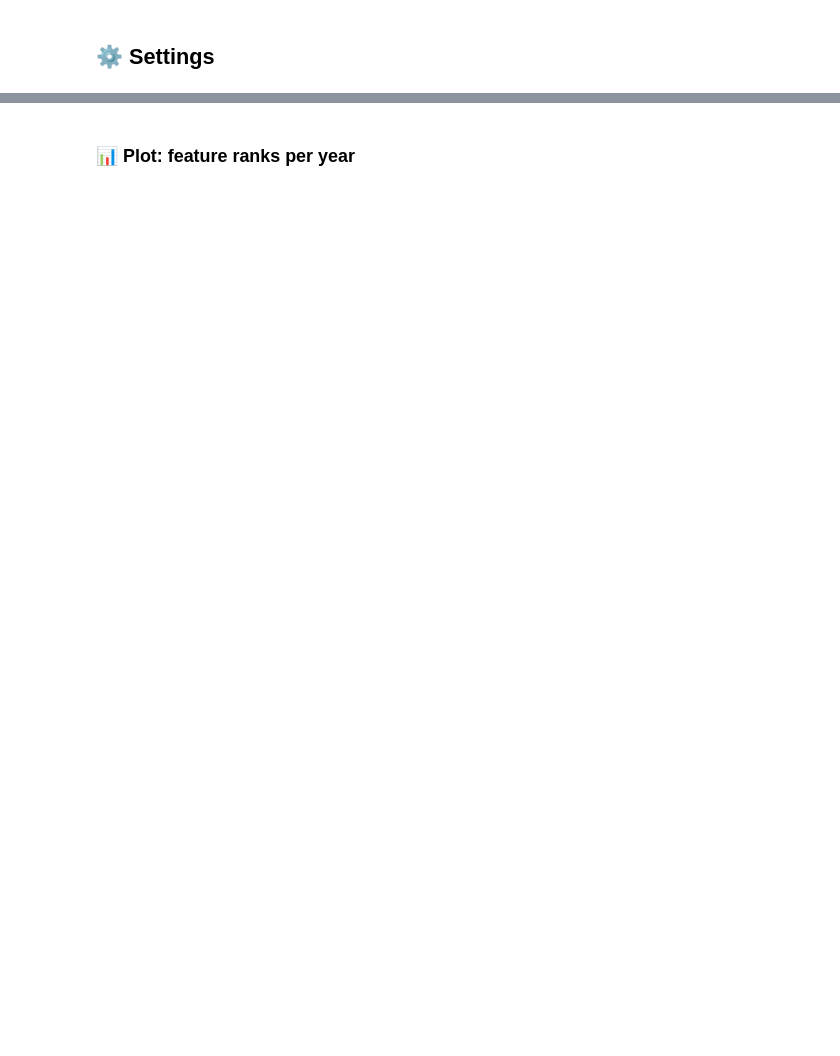
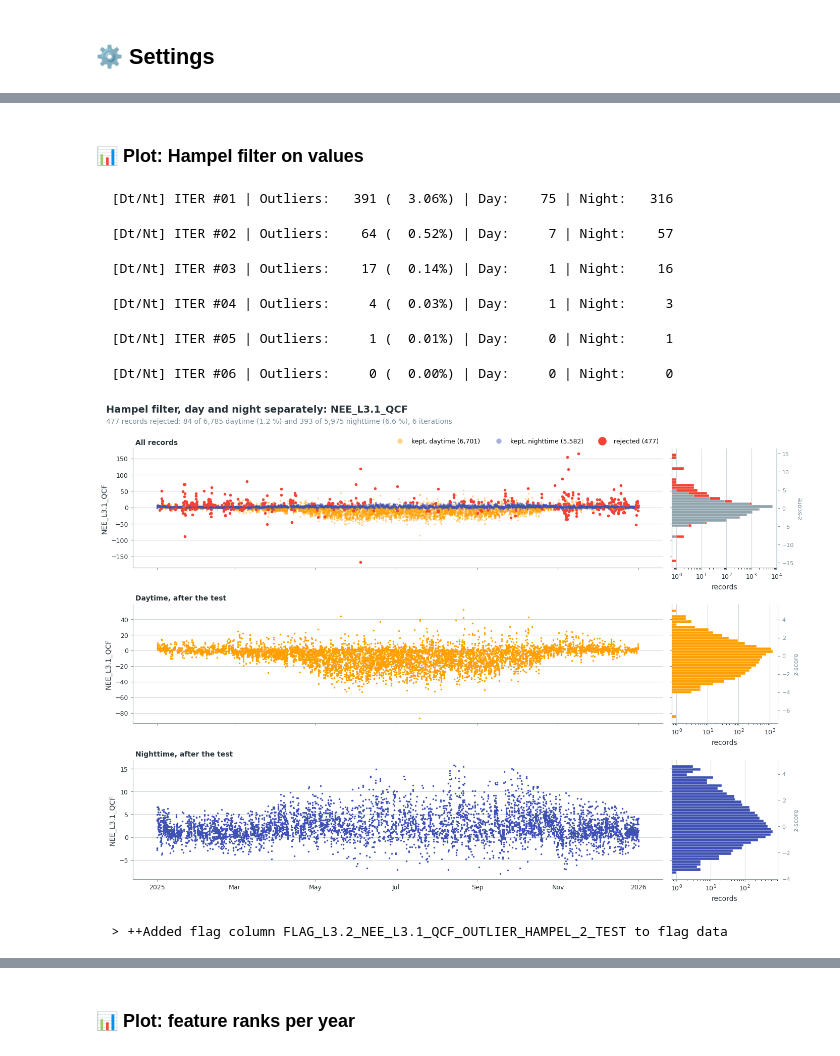
Before and after one commit to holukas/dataset_ch-lae_flux_product, a Jupyter notebook: workflow/30_FLUX_PROCESSING_CHAIN/34_IRGA72_2016-2024/01_FPPC_IRGA72_2016-2026.09.ipynb, the cells around one changed output, grey strips where cells are left out. Cells and saved outputs as stored; diff of their text form; code cells hidden in the pictures; blank space fills up the shorter version.

```diff
--- a/workflow/30_FLUX_PROCESSING_CHAIN/34_IRGA72_2016-2024/01_FPPC_IRGA72_2016-2026.09.ipynb
+++ b/workflow/30_FLUX_PROCESSING_CHAIN/34_IRGA72_2016-2024/01_FPPC_IRGA72_2016-2026.09.ipynb
@@ -245,0 +352,18 @@ print(f'After L3.2: {data.filteredseries.dropna().count():,} valid records')
+# %% [markdown]
+### 📊 Plot: Hampel filter on values
+# %%
+sod.flag_outliers_hampel_test(window_length=48 * 13, n_sigma_daytime=5.5, n_sigma_nighttime=3.5,
+                              use_differencing=False, separate_day_night=True,
+                              showplot=True, verbose=True, repeat=True)
+# %% [output]
+  [Dt/Nt] ITER #01 | Outliers:   391 (  3.06%) | Day:    75 | Night:   316
+  [Dt/Nt] ITER #02 | Outliers:    64 (  0.52%) | Day:     7 | Night:    57
+  [Dt/Nt] ITER #03 | Outliers:    17 (  0.14%) | Day:     1 | Night:    16
+  [Dt/Nt] ITER #04 | Outliers:     4 (  0.03%) | Day:     1 | Night:     3
+  [Dt/Nt] ITER #05 | Outliers:     1 (  0.01%) | Day:     0 | Night:     1
+  [Dt/Nt] ITER #06 | Outliers:     0 (  0.00%) | Day:     0 | Night:     0
+[figure, added]
+# %%
+sod.addflag()  # accept this test
+# %% [output]
+  > ++Added flag column FLAG_L3.2_NEE_L3.1_QCF_OUTLIER_HAMPEL_2_TEST to flag data
```
Also changed, not shown: parts of 92 cells of this notebook.
